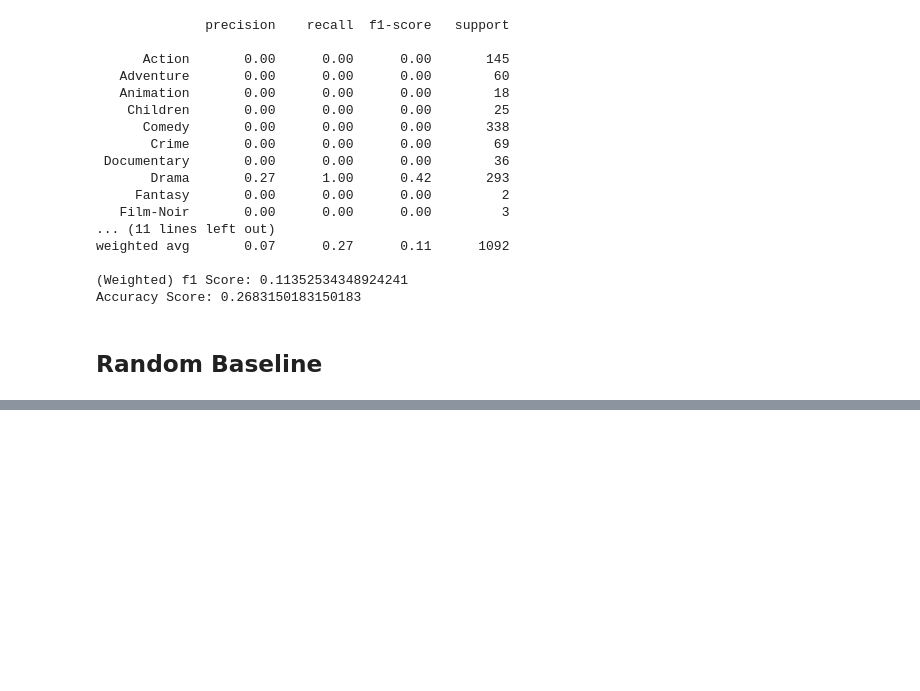
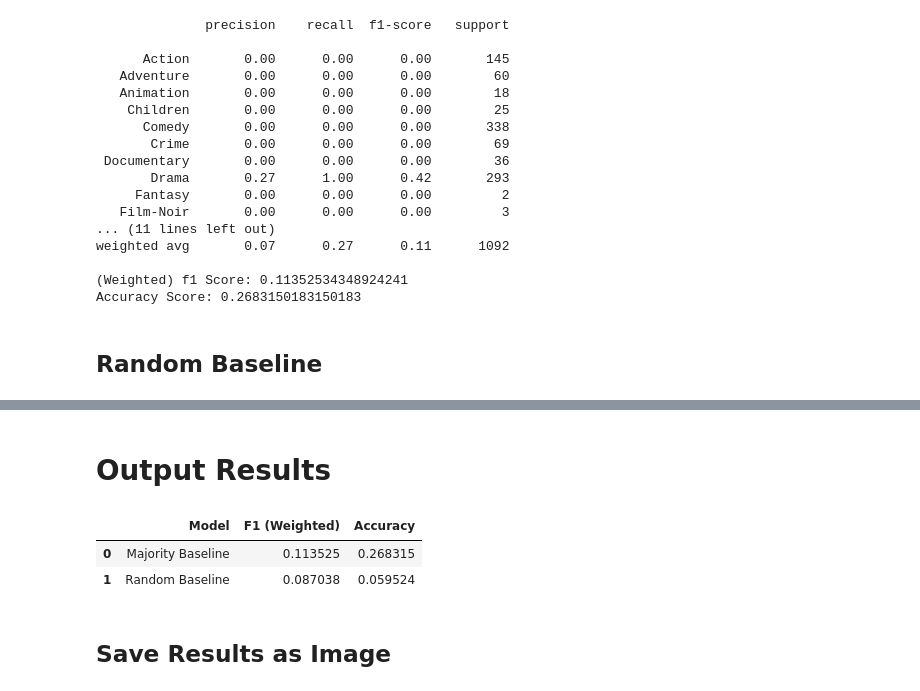
Before and after one commit to dannu444/4nl3-movie-genre-classifier, a Jupyter notebook: models/baselines-majority-random/majority-random-model.ipynb, the cells around one changed output, grey strips where cells are left out. Saved outputs shown, nothing was run; the diff lists cells and outputs as text; code cells hidden in the pictures; blank space fills up the shorter version.

Commit message:
created image and table outputs for baselines

```diff
--- a/models/baselines-majority-random/majority-random-model.ipynb
+++ b/models/baselines-majority-random/majority-random-model.ipynb
@@ -83,0 +88,20 @@ Accuracy Score: 0.0521978021978022
+# %% [markdown]
+# Output Results
+# %%
+results = {
+    "Model": [
+        f"Majority Baseline",
+        f"Random Baseline"
+    ],
+    "F1 (Weighted)": [maj_f1, rand_f1],
+     "Accuracy": [maj_accuracy, rand_accuracy],
+}
+
+results_df = pd.DataFrame(results)
+results_df
+# %% [output]
+|  | Model | F1 (Weighted) | Accuracy |
+| 0 | Majority Baseline | 0.113525 | 0.268315 |
+| 1 | Random Baseline | 0.087038 | 0.059524 |
+# %% [markdown]
+## Save Results as Image
```
Also changed, not shown: parts of 3 cells of this notebook, 2 other files.
